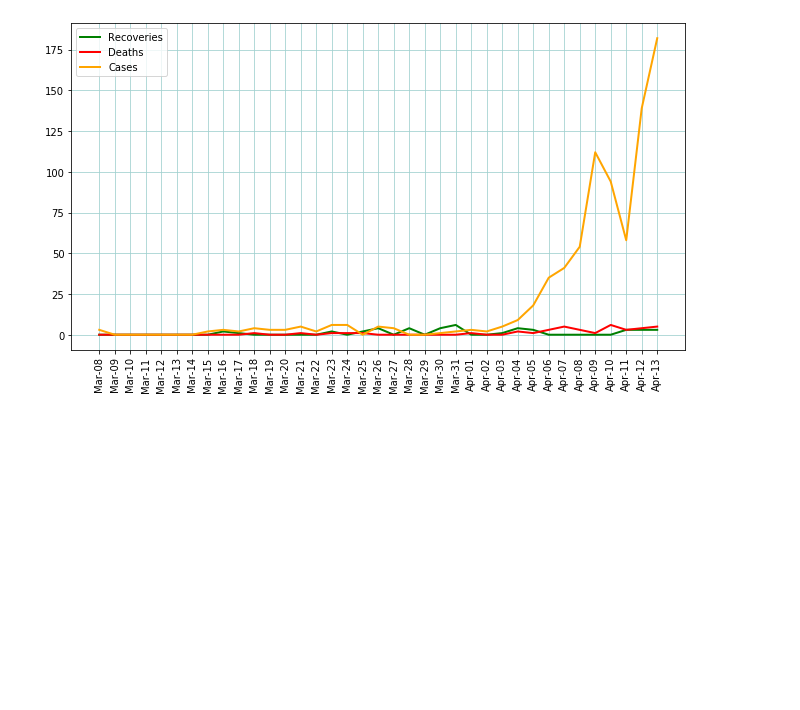
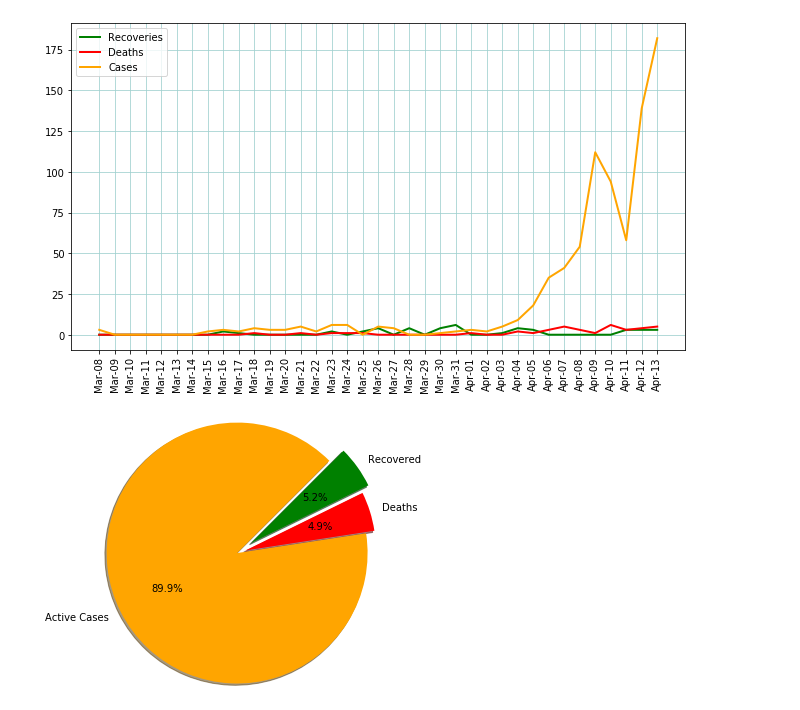
Before and after one commit to FarhadKamal/Covid, a Jupyter notebook: covidbd.ipynb, the cells around one changed output. Drawn from its saved outputs; the diff is of its cells as text; code cells hidden in the pictures; blank space fills up the shorter version.

```diff
--- a/covidbd.ipynb
+++ b/covidbd.ipynb
@@ -32,3 +32,16 @@ plt.legend()
 plt.show()
 # %% [output]
 [figure]
+# %%
+exp_vals = [722,39,42]
+exp_labels = ["Active Cases","Deaths","Recovered"]
+# %%
+plt.axis("equal")
+plt.pie(exp_vals,labels=exp_labels, shadow=True,colors=["orange","red","green"],
+        autopct='%1.1f%%',radius=1.5,explode=[0,0.1,0.2],counterclock=True, startangle=45)
+
+plt.savefig("piechart.png", bbox_inches="tight", pad_inches=1, transparent=True)
+plt.show()
+plt.close()
+# %% [output]
+[figure, added]
```
Also changed, not shown: 1 other file.
